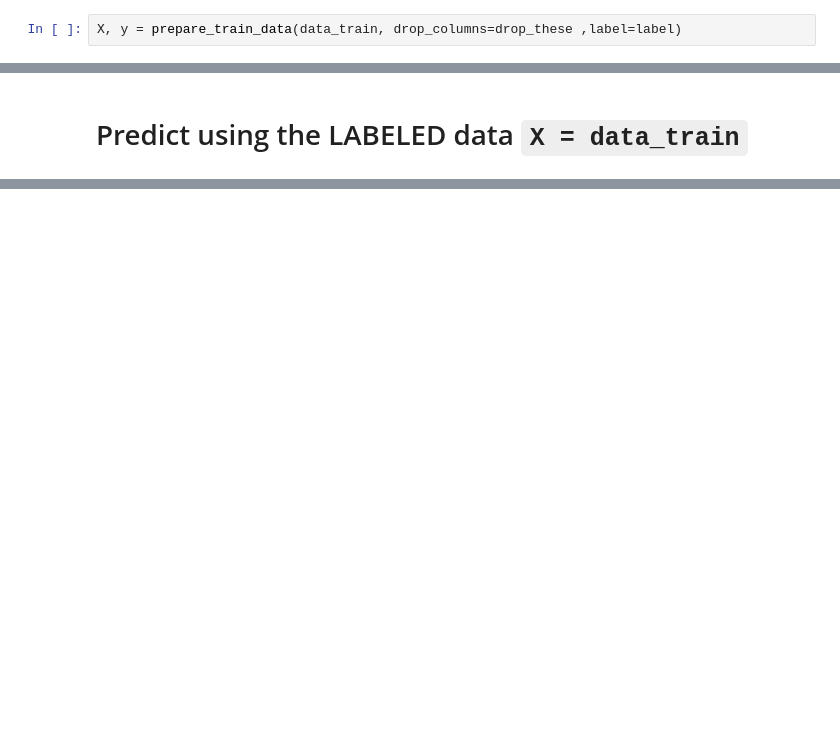
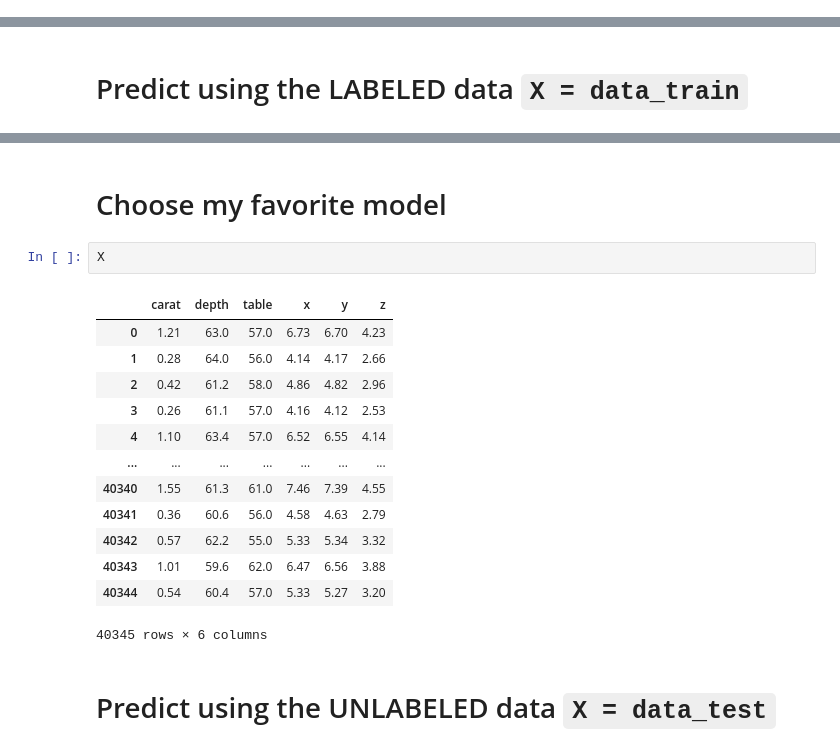
Before and after one commit to rihp/diamond-price-supervised-ML, a Jupyter notebook: notebooks/pipeline_prototype.ipynb, the cells around one changed output, grey strips where cells are left out. Saved outputs shown, nothing was run; the diff lists cells and outputs as text; blank space fills up the shorter version.

```diff
--- a/notebooks/pipeline_prototype.ipynb
+++ b/notebooks/pipeline_prototype.ipynb
@@ -258,5 +267,3 @@ def prepare_train_data(dataset, drop_columns=None, label=None):
     label = 'price'
 # %% [markdown]
 *In the case the dataset has variables with non-numeric data (such as the color of a diamond, we have to process that data to help with training of the model)*
-# %%
-X, y = prepare_train_data(data_train, drop_columns=drop_these ,label=label)
@@ -318,0 +426,20 @@ trained = models['linear_regression'].fit(X_train, y_train)
+# %% [markdown]
+# Choose my favorite model
+# %%
+X
+# %% [output]
+|  | carat | depth | table | x | y | z |
+| 0 | 1.21 | 63.0 | 57.0 | 6.73 | 6.70 | 4.23 |
+| 1 | 0.28 | 64.0 | 56.0 | 4.14 | 4.17 | 2.66 |
+| 2 | 0.42 | 61.2 | 58.0 | 4.86 | 4.82 | 2.96 |
+| 3 | 0.26 | 61.1 | 57.0 | 4.16 | 4.12 | 2.53 |
+| 4 | 1.10 | 63.4 | 57.0 | 6.52 | 6.55 | 4.14 |
+| ... | ... | ... | ... | ... | ... | ... |
+| 40340 | 1.55 | 61.3 | 61.0 | 7.46 | 7.39 | 4.55 |
+| 40341 | 0.36 | 60.6 | 56.0 | 4.58 | 4.63 | 2.79 |
+| 40342 | 0.57 | 62.2 | 55.0 | 5.33 | 5.34 | 3.32 |
+| 40343 | 1.01 | 59.6 | 62.0 | 6.47 | 6.56 | 3.88 |
+| 40344 | 0.54 | 60.4 | 57.0 | 5.33 | 5.27 | 3.20 |
+40345 rows × 6 columns
+# %% [markdown]
+# Predict using the UNLABELED data `X = data_test`
```
Also changed, not shown: parts of 58 cells of this notebook.
